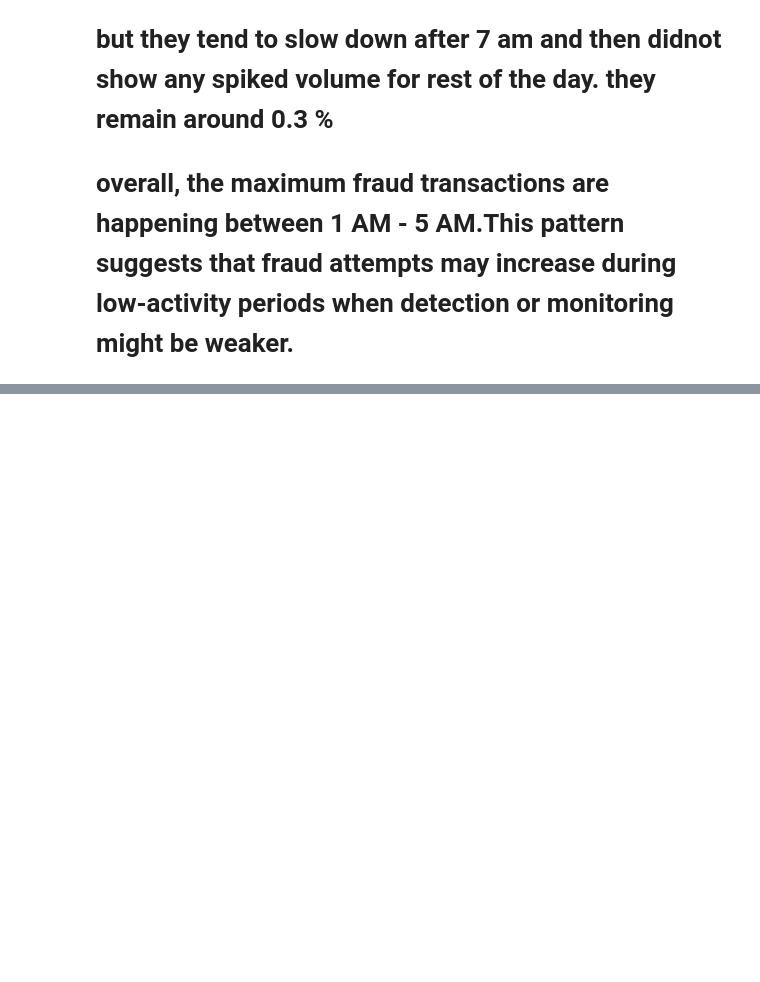
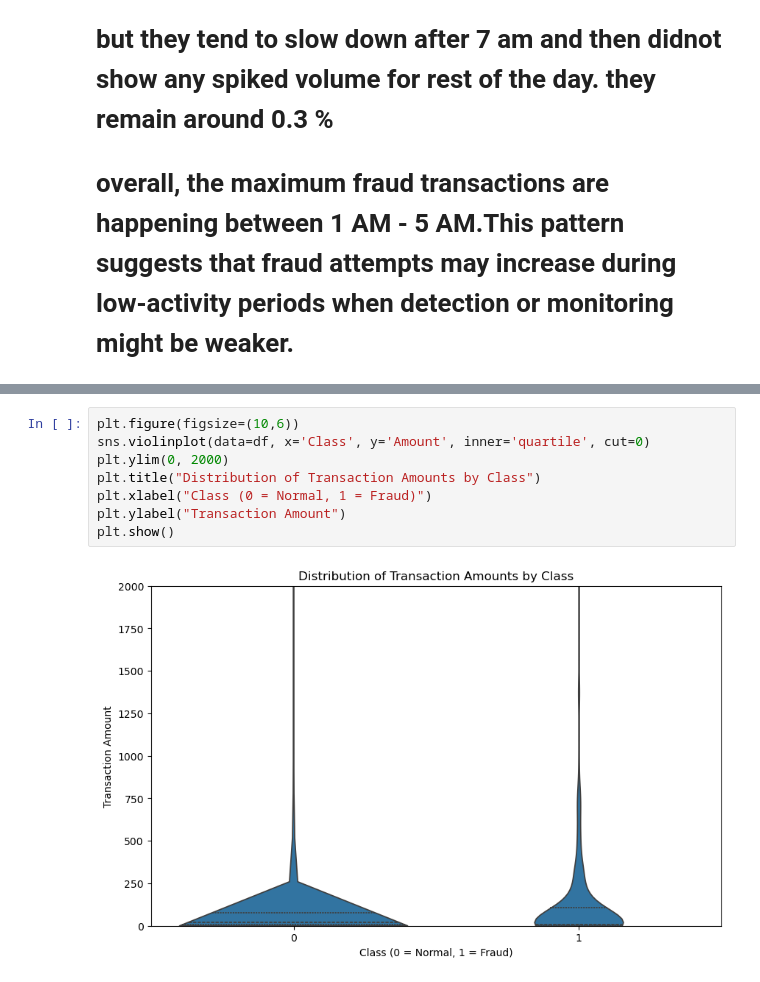
Before and after one commit to Seep88/creditcard-fraud-detection, a Jupyter notebook: notebooks/Day1_Fraud_EDA.ipynb, the cells around one changed output, grey strips where cells are left out. Drawn from its saved outputs; the diff is of its cells as text; blank space fills up the shorter version.

```diff
--- a/notebooks/Day1_Fraud_EDA.ipynb
+++ b/notebooks/Day1_Fraud_EDA.ipynb
@@ -599,0 +603,10 @@ plt.show()
+# %%
+plt.figure(figsize=(10,6))
+sns.violinplot(data=df, x='Class', y='Amount', inner='quartile', cut=0)
+plt.ylim(0, 2000)
+plt.title("Distribution of Transaction Amounts by Class")
+plt.xlabel("Class (0 = Normal, 1 = Fraud)")
+plt.ylabel("Transaction Amount")
+plt.show()
+# %% [output]
+[figure, added]
```
Also changed, not shown: parts of 10 cells of this notebook.
